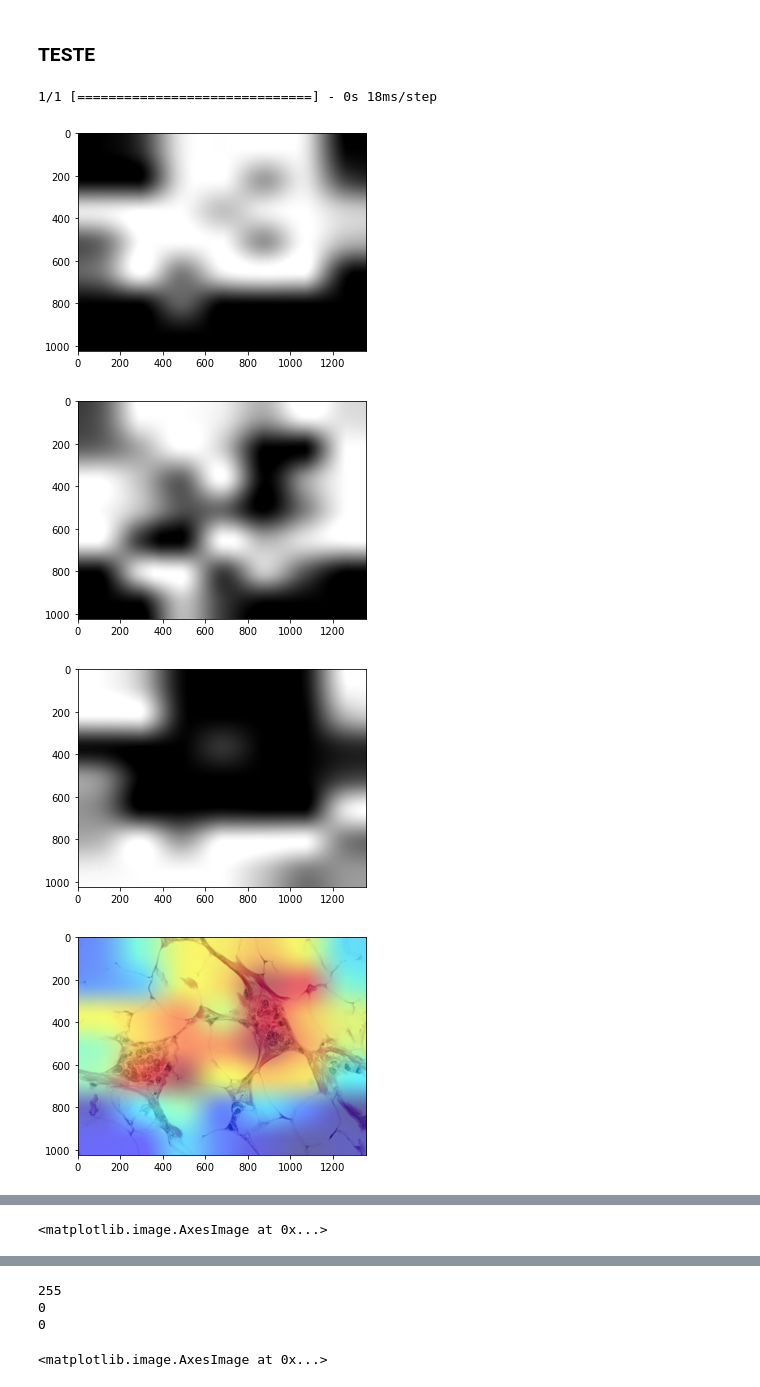
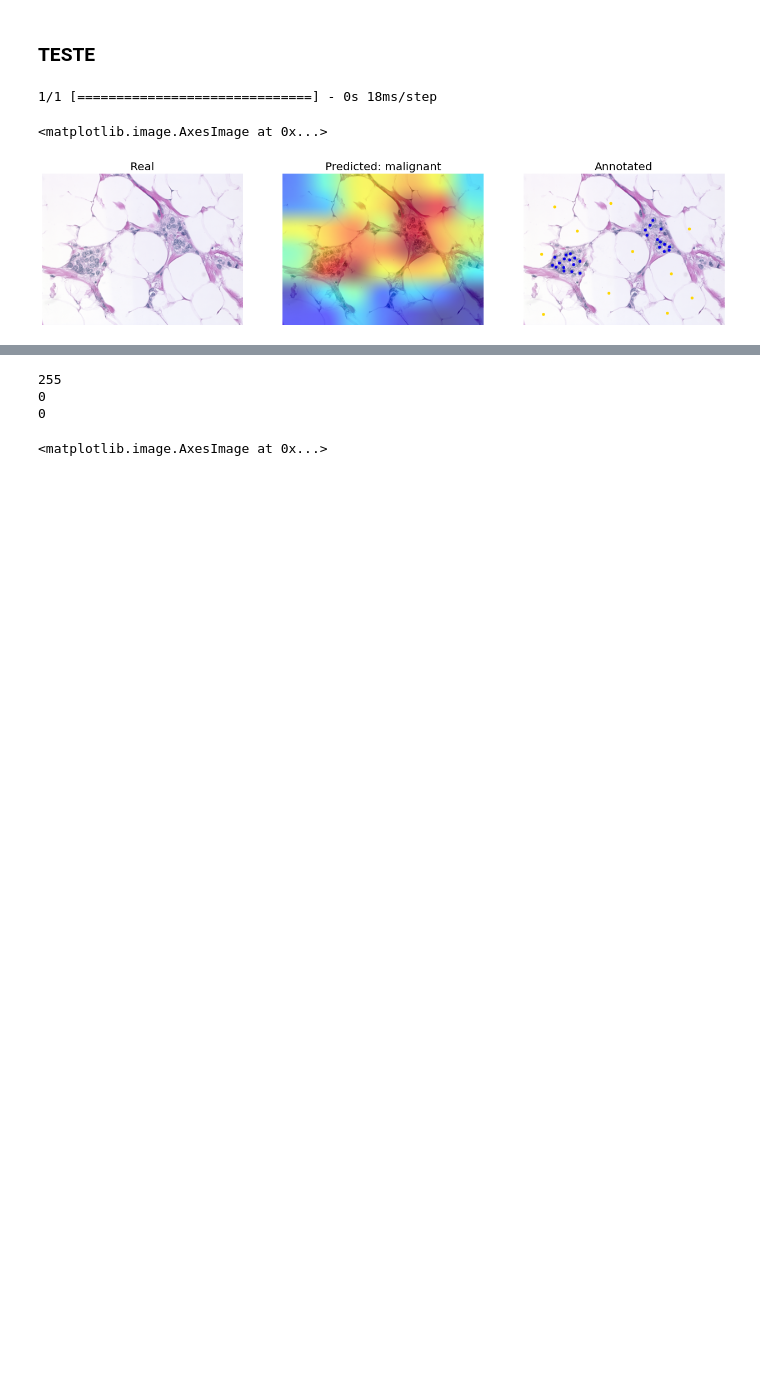
Before and after one commit to danielmacedodc/SIBGRAPI_2022, a Jupyter notebook: 1NF_Categorical_Explainability_Breast _Cancer_MobileNetV2.ipynb, the cells around one changed output, grey strips where cells are left out. Saved outputs shown, nothing was run; the diff lists cells and outputs as text; code cells hidden in the pictures; blank space fills up the shorter version.

```diff
--- a/1NF_Categorical_Explainability_Breast _Cancer_MobileNetV2.ipynb
+++ b/1NF_Categorical_Explainability_Breast _Cancer_MobileNetV2.ipynb
@@ -645,7 +659,7 @@ plt.hist(x=values, bins=10, color='Green', rwidth=0.9)
 # %% [markdown]
 ### TESTE
 # %%
-def display_gradcam(img_path, heatmap, alpha=0.9, pred=None): #cam_path="saved/teste_1.jpg"
+def display_gradcam(img_path, heatmap, alpha=1, pred=None):
 
     # Load the original image
     img = tf.keras.utils.load_img(img_path)
@@ -664,38 +678,24 @@ def display_gradcam(img_path, heatmap, alpha=0.9, pred=None): #cam_path="saved/t
     jet_colors = jet(np.arange(256))[:, :3]
     jet_heatmap = jet_colors[heatmap]
 
+
+
     # Create an image with RGB colorized heatmap
     jet_heatmap = tf.keras.utils.array_to_img(jet_heatmap) #keras.preprocessing.image.array_to_img(jet_heatmap)
     jet_heatmap = jet_heatmap.resize((img.shape[1], img.shape[0]))
     jet_heatmap = np.array(jet_heatmap) # keras.preprocessing.image.img_to_array(jet_heatmap)
+
 
     # only for generating images
     # Superimpose the heatmap on original image
     superimposed_img = (jet_heatmap * alpha) + img
     superimposed_img = tf.keras.utils.array_to_img(superimposed_img)
 
-    # Save the superimposed image
-#     superimposed_img.save(cam_path)
-
-    # generating mask
-#     jet_heatmap = cv.cvtColor(jet_heatmap, cv.COLOR_RGB2GRAY)
-    a, v, jet_heatmap = cv.split(jet_heatmap)
-
-    plt.imshow(cv.cvtColor(a, cv.COLOR_RGB2BGR))
-    plt.show()
-
-    plt.imshow(cv.cvtColor(v, cv.COLOR_RGB2BGR))
-    plt.show()
-
-    plt.imshow(cv.cvtColor(jet_heatmap, cv.COLOR_RGB2BGR))
-    plt.show()
+    plt.imshow(superimposed_img)
 
     # Otsu's thresholding
-    _, thresh = cv.threshold(jet_heatmap,0,255, cv.THRESH_BINARY_INV + cv.THRESH_OTSU)
+    jet_heatmap = cv.cvtColor(jet_heatmap, cv.COLOR_BGR2GRAY)
 
-
-    # Display Grad CAM
-    plt.imshow(superimposed_img)
-    plt.show()
+    _, thresh = cv.threshold(jet_heatmap,0,255, cv.THRESH_BINARY + cv.THRESH_OTSU)
 
     return thresh
@@ -705,20 +707,25 @@ case='Case_11-09'
 IMG = 'SiDi_BreCaHAD_test/dataset/malignant/'+case+'.png'
 PATH1 = 'SiDi_BreCaHAD_test/groundTruth_display/'+case+'.png'
 # %%
+
 img = tf.keras.utils.load_img(PATH1)
 img_orig = tf.keras.utils.load_img(IMG)
 heatmap1, class_1, probs1 = generate_heatmap(IMG)
 
-result = display_gradcam(img_path=IMG, heatmap=heatmap1, pred=class_1)
-plt.imshow((result), cmap='gray')
-plt.show()
-
-plt.title('Anotação')
+plt.figure(figsize=(22,22))
+plt.subplot(1,3,1)
+plt.title('Real',fontsize=20)
+plt.axis(False)
+plt.imshow(img_orig)
+plt.subplot(1,3,2)
+plt.title(f'Predicted: {class_1}', fontsize=20)
+plt.axis(False)
+result=display_gradcam(img_path=IMG, heatmap=heatmap1, pred=class_1)
+plt.subplot(1,3,3)
+plt.title('Annotated', fontsize=20)
 plt.axis(False)
 plt.imshow(img)
 # %% [output]
 1/1 [==============================] - 0s 18ms/step
+<matplotlib.image.AxesImage at 0x...>
-[figure, old version]
+[figure, new version]
-[figure, removed]
-[figure, removed]
-[figure, removed]
@@ -726 +731,0 @@ plt.imshow(img)
-<matplotlib.image.AxesImage at 0x...>
```
Also changed, not shown: parts of 23 cells of this notebook, 1 other file.
